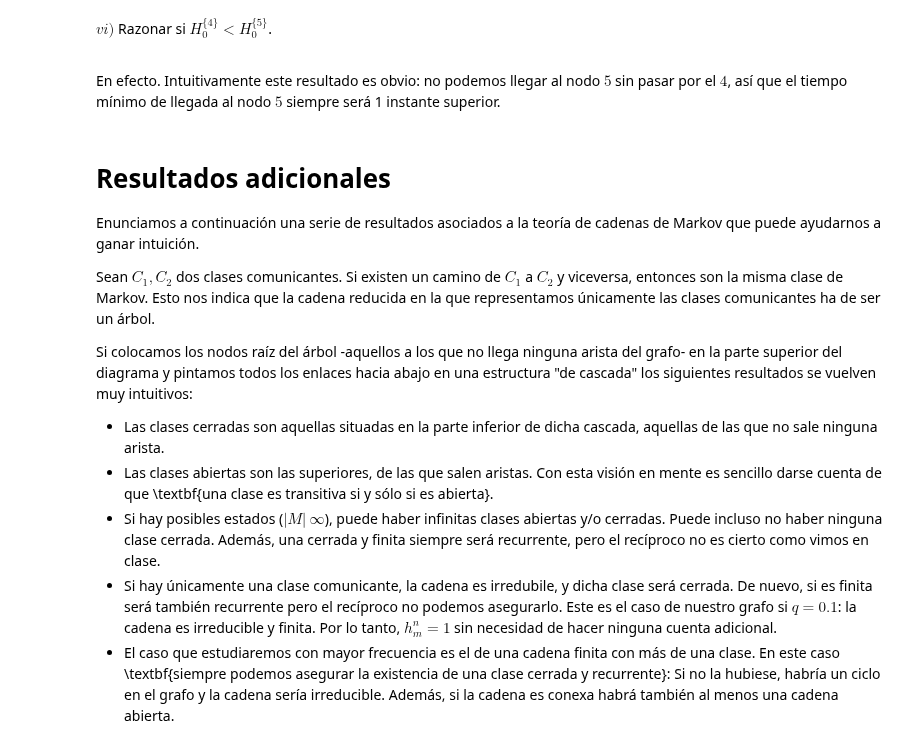
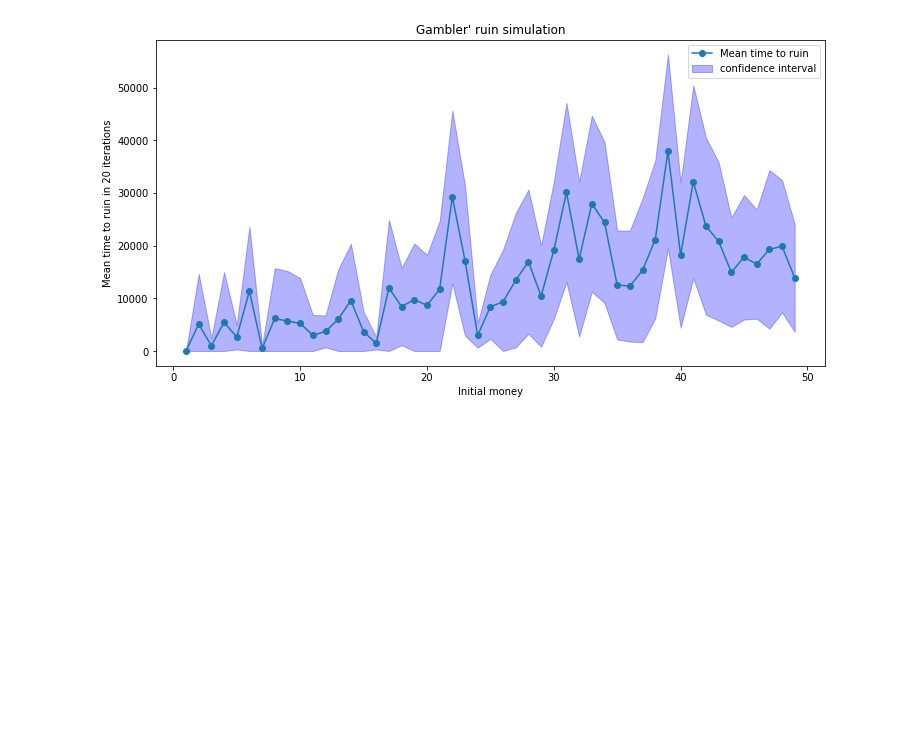
Before and after one commit to Ocete/mcd, a Jupyter notebook: PE/Discreto/final/final.ipynb, the cells around one changed output. Drawn from its saved outputs; the diff is of its cells as text; code cells hidden in the pictures; blank space fills up the shorter version.

```diff
--- a/PE/Discreto/final/final.ipynb
+++ b/PE/Discreto/final/final.ipynb
@@ -320,21 +75,37 @@ Por otro lado, merece la pena comentar que no observamos ningún tipo de periodi
-# %% [markdown]
-<div class="exercise">
-
-$vi)$ Razonar si $H_0^{\{4\}} < H_0^{\{5\}}$.
-</div>
-# %% [markdown]
-En efecto. Intuitivamente este resultado es obvio: no podemos llegar al nodo $5$ sin pasar por el $4$, así que el tiempo mínimo de llegada al nodo $5$ siempre será 1 instante superior.
-# %% [markdown]
-<h1>Resultados adicionales</h1>
-
-Enunciamos a continuación una serie de resultados asociados a la teoría de cadenas de Markov que puede ayudarnos a ganar intuición.
-
-Sean $C_1, C_2$ dos clases comunicantes. Si existen un camino de $C_1$ a $C_2$ y viceversa, entonces son la misma clase de Markov. Esto nos indica que la cadena reducida en la que representamos únicamente las clases comunicantes ha de ser un árbol.
-
-Si colocamos los nodos raíz del árbol -aquellos a los que no llega ninguna arista del grafo- en la parte superior del diagrama y pintamos todos los enlaces hacia abajo en una estructura "de cascada" los siguientes resultados se vuelven muy intuitivos:
-
-- Las clases cerradas son aquellas situadas en la parte inferior de dicha cascada, aquellas de las que no sale ninguna arista.
-- Las clases abiertas son las superiores, de las que salen aristas. Con esta visión en mente es sencillo darse cuenta de que \textbf{una clase es transitiva si y sólo si es abierta}.
-- Si hay posibles estados ($|M| \ \infty$), puede haber infinitas clases abiertas y/o cerradas. Puede incluso no haber ninguna clase cerrada. Además, una cerrada y finita siempre será recurrente, pero el recíproco no es cierto como vimos en clase.
-- Si hay únicamente una clase comunicante, la cadena es irredubile, y dicha clase será cerrada. De nuevo, si es finita será también recurrente pero el recíproco no podemos asegurarlo. Este es el caso de nuestro grafo si $q=0.1$: la cadena es irreducible y finita. Por lo tanto, $h_m^n = 1$ sin necesidad de hacer ninguna cuenta adicional.
-- El caso que estudiaremos con mayor frecuencia es el de una cadena finita con más de una clase. En este caso \textbf{siempre podemos asegurar la existencia de una clase cerrada y recurrente}: Si no la hubiese, habría un ciclo en el grafo y la cadena sería irreducible. Además, si la cadena es conexa habrá también al menos una cadena abierta.
+# %%
+def mean_and_std_of_ruin_time(initial_money, n=20, max_steps=10**5, p=1/2):
+    times = [simulate_gamblers_ruin(initial_money, p=p, max_steps=max_steps)
+             for _ in range(n) ]
+    return np.mean(times), np.std(times)
+
+def compute_clipped_CI(mean, std, n, alpha=0.05):
+    z = stats.norm.ppf(1 - alpha/2)
+    std_error = abs(std * z / np.sqrt(n))
+    return max(mean - std_error, 0), mean + std_error
+
+def plot_ruin_time_estimation(max_initial_money=50, n=20, max_steps=10**5, p=1/2):
+    """
+        Plots the mean time for a gambler's to ruin themself, against the initial money.
+        - max_initial_money: max initial money to be plotted
+        - n: the number of
+        - p: the probability of winning at each step
+    """
+    # Compute times
+    initial_money_range = np.arange(1, max_initial_money)
+    mean_and_stds = np.array([mean_and_std_of_ruin_time(initial_money, n=n, max_steps=max_steps, p=p)
+                     for initial_money in initial_money_range])
+    intervals = np.array([ compute_clipped_CI(mean, std, n) for mean, std in mean_and_stds])
+
+    # Plotting
+    plt.figure(figsize=(12,6))
+    plt.plot(initial_money_range, mean_and_stds[:,0], '-o')
+    plt.fill_between(initial_money_range, intervals[:,0], intervals[:,1], color='b', alpha=.3)
+    plt.legend(['Mean time to ruin', 'confidence interval'])
+    plt.xlabel('Initial money')
+    plt.ylabel('Mean time to ruin in {} iterations'.format(n))
+    plt.title('Gambler\' ruin simulation')
+    plt.show()
+# %%
+plot_ruin_time_estimation()
+# %% [output]
+[figure, added]
```
Also changed, not shown: parts of 36 cells of this notebook, 2 other files.
